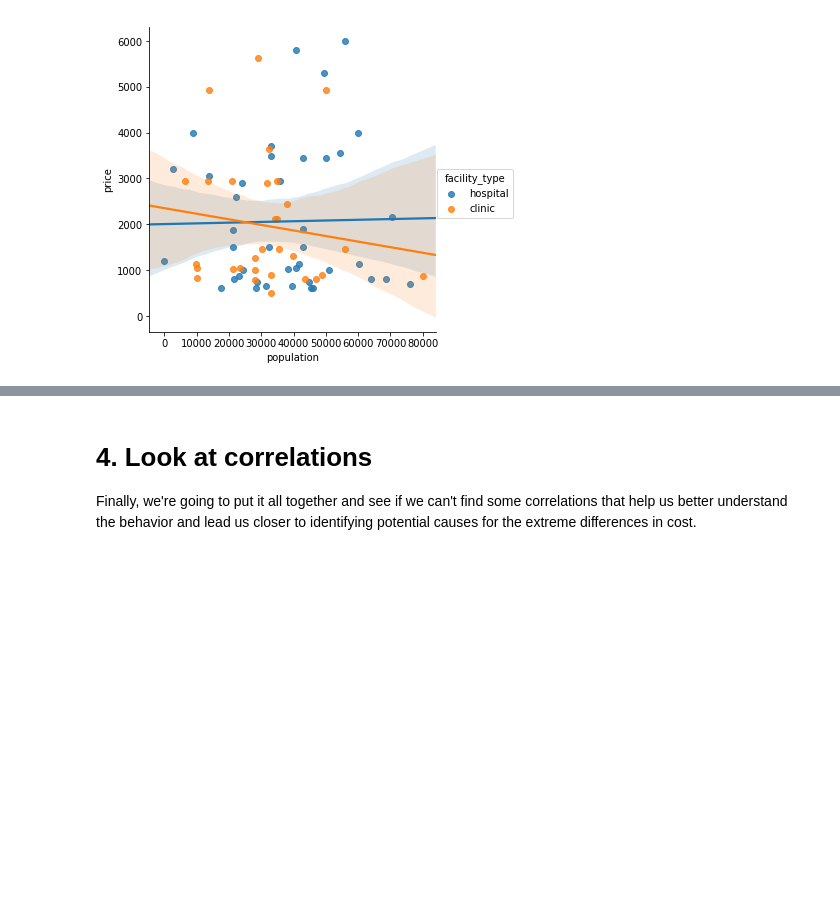
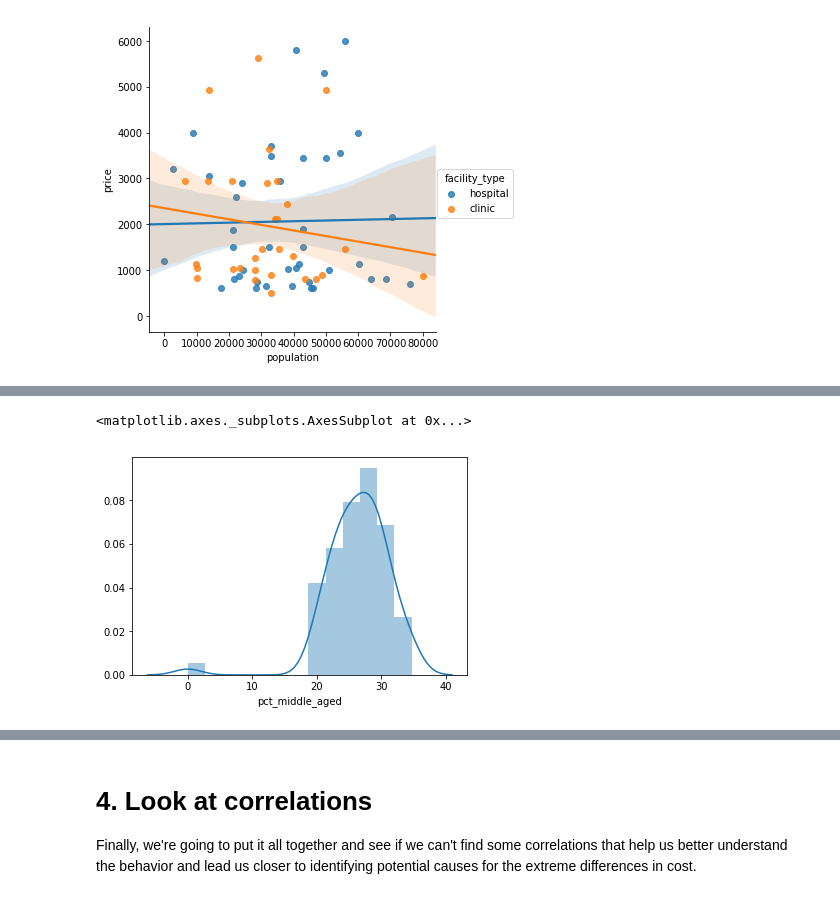
Before and after one commit to paulboal/tdwi-accelerate-2017-python, a Jupyter notebook: TDWI_Python_QuickCamp_2017.ipynb, the cells around one changed output, grey strips where cells are left out. Saved outputs shown, nothing was run; the diff lists cells and outputs as text; code cells hidden in the pictures; blank space fills up the shorter version.

```diff
--- a/TDWI_Python_QuickCamp_2017.ipynb
+++ b/TDWI_Python_QuickCamp_2017.ipynb
@@ -228,0 +248,7 @@ sns.lmplot(data=df, x='population', y='price', hue='facility_type')
+# %%
+middle_aged = df['facility_zip'].apply(lambda x: [lkp.get_value(x,'Percent; SEX AND AGE - Total population - 45 to 49 years')])
+
+for age in range(50,65,5):
+    middle_aged += df['facility_zip'].apply(lambda x: [lkp.get_value(x,'Percent; SEX AND AGE - Total population - {} to {} years'.format(age,age+4))])
+
+middle_aged.head()
@@ -228,0 +262,4 @@ sns.lmplot(data=df, x='population', y='price', hue='facility_type')
+# %%
+import re
+df['pct_middle_aged'] = middle_aged.apply(lambda x: sum(float(n) if re.match('^\d+?\.\d+?$',n) else 0 for n in x))
+df.head()
@@ -228,0 +273,5 @@ sns.lmplot(data=df, x='population', y='price', hue='facility_type')
+# %%
+sns.distplot(df['pct_middle_aged'])
+# %% [output]
+<matplotlib.axes._subplots.AxesSubplot at 0x...>
+[figure, added]
```
Also changed, not shown: parts of 31 cells of this notebook.
